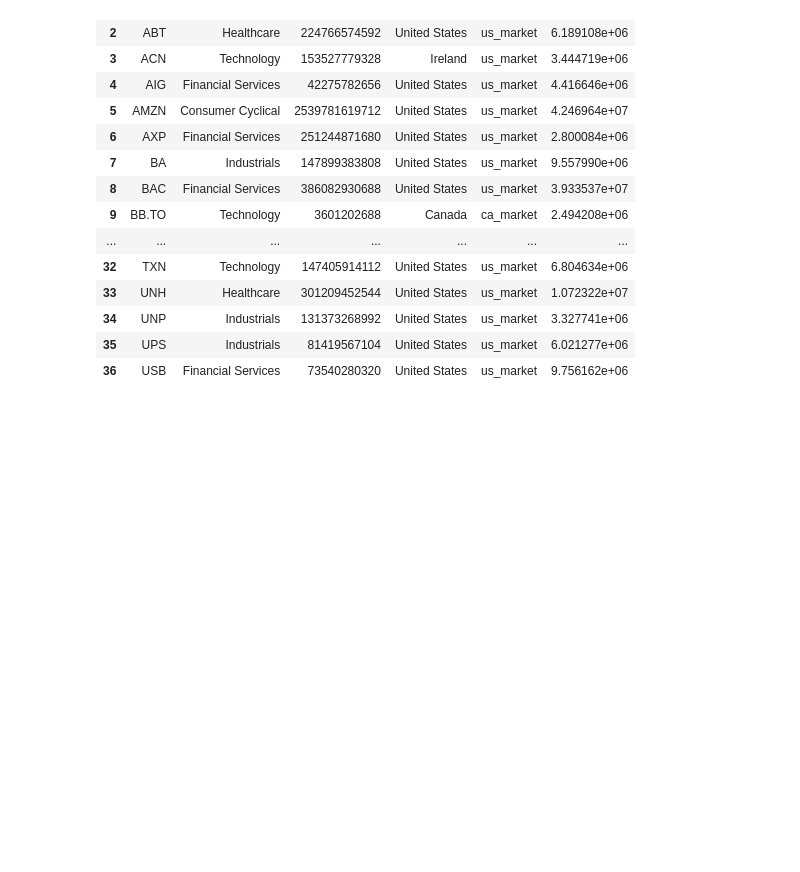
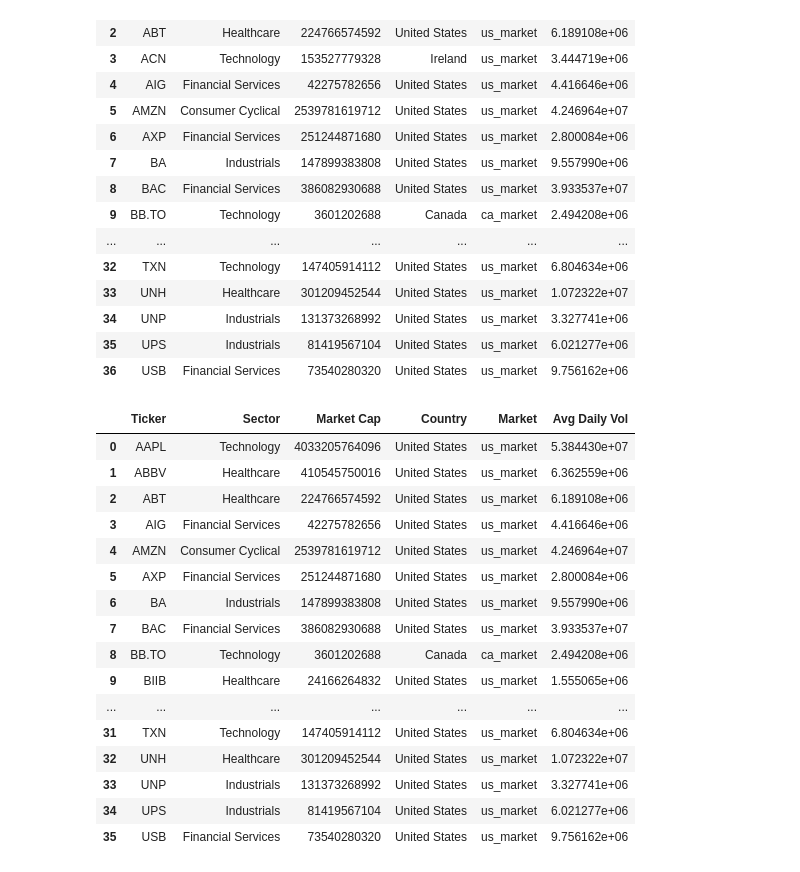
Before and after one commit to IanLeung12/CFM-Group-Project, a Jupyter notebook: Team_18_Assignment.ipynb, the cells around one changed output. Cells and saved outputs as stored; diff of their text form; code cells hidden in the pictures; blank space fills up the shorter version.

Commit message:
filter df

```diff
--- a/Team_18_Assignment.ipynb
+++ b/Team_18_Assignment.ipynb
@@ -113,3 +113,26 @@ tickers_df
 | 34 | UNP | Industrials | 131373268992 | United States | us_market | 3.327741e+06 |
 | 35 | UPS | Industrials | 81419567104 | United States | us_market | 6.021277e+06 |
 | 36 | USB | Financial Services | 73540280320 | United States | us_market | 9.756162e+06 |
+# %%
+filtered_df = tickers_df[(tickers_df["Country"] == 'Canada') | (tickers_df["Country"] == "United States")].reset_index(drop=True)
+filtered_df = filtered_df[(filtered_df["Market"] == 'ca_market') | (filtered_df["Market"] == "us_market")].reset_index(drop=True)
+filtered_df = filtered_df[filtered_df["Avg Daily Vol"] > 5000].reset_index(drop=True)
+filtered_df
+# %% [output]
+|  | Ticker | Sector | Market Cap | Country | Market | Avg Daily Vol |
+| 0 | AAPL | Technology | 4033205764096 | United States | us_market | 5.384430e+07 |
+| 1 | ABBV | Healthcare | 410545750016 | United States | us_market | 6.362559e+06 |
+| 2 | ABT | Healthcare | 224766574592 | United States | us_market | 6.189108e+06 |
+| 3 | AIG | Financial Services | 42275782656 | United States | us_market | 4.416646e+06 |
+| 4 | AMZN | Consumer Cyclical | 2539781619712 | United States | us_market | 4.246964e+07 |
+| 5 | AXP | Financial Services | 251244871680 | United States | us_market | 2.800084e+06 |
+| 6 | BA | Industrials | 147899383808 | United States | us_market | 9.557990e+06 |
+| 7 | BAC | Financial Services | 386082930688 | United States | us_market | 3.933537e+07 |
+| 8 | BB.TO | Technology | 3601202688 | Canada | ca_market | 2.494208e+06 |
+| 9 | BIIB | Healthcare | 24166264832 | United States | us_market | 1.555065e+06 |
+| ... | ... | ... | ... | ... | ... | ... |
+| 31 | TXN | Technology | 147405914112 | United States | us_market | 6.804634e+06 |
+| 32 | UNH | Healthcare | 301209452544 | United States | us_market | 1.072322e+07 |
+| 33 | UNP | Industrials | 131373268992 | United States | us_market | 3.327741e+06 |
+| 34 | UPS | Industrials | 81419567104 | United States | us_market | 6.021277e+06 |
+| 35 | USB | Financial Services | 73540280320 | United States | us_market | 9.756162e+06 |
```
